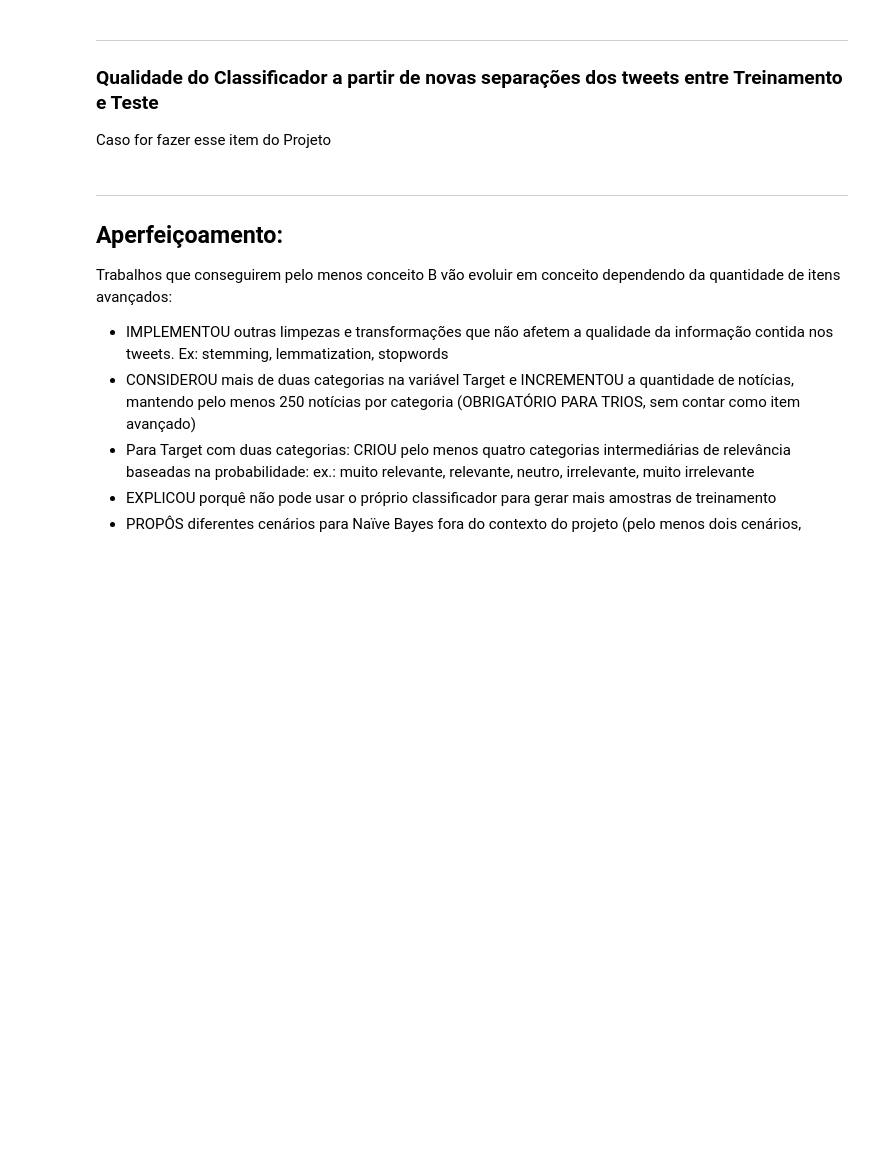
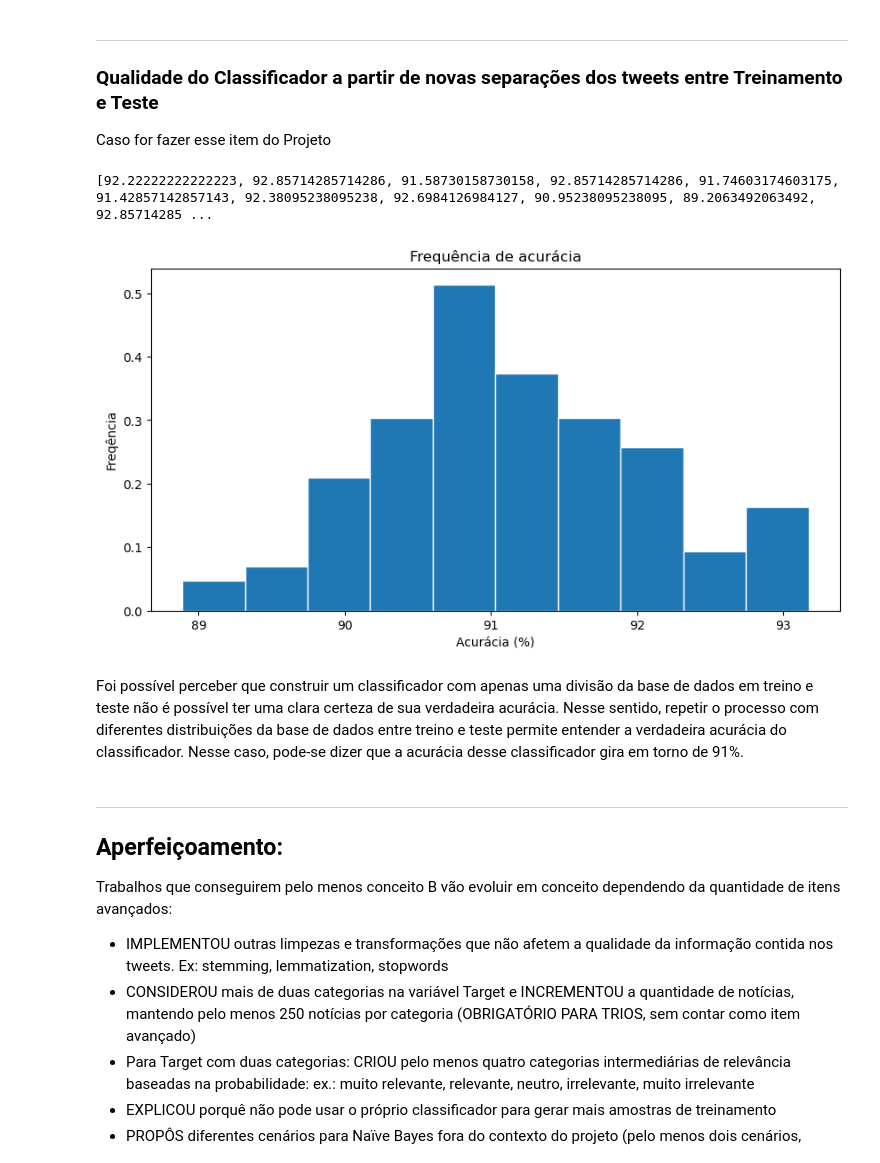
Before and after one commit to antoniocarlosgsf/classificador-de-mensagem, a Jupyter notebook: Projeto1 Template.ipynb, the cells around one changed output. Saved outputs shown, nothing was run; the diff lists cells and outputs as text; code cells hidden in the pictures; blank space fills up the shorter version.

Commit message:
Redistribuição da base de dados e montagem do histograma de acurácia

```diff
--- a/Projeto1 Template.ipynb
+++ b/Projeto1 Template.ipynb
@@ -339,3 +383,19 @@ Caso for fazer esse item do Projeto
+# %%
+print(acuracias)
+# %% [output]
+[92.22222222222223, 92.85714285714286, 91.58730158730158, 92.85714285714286, 91.74603174603175, 91.42857142857143, 92.38095238095238, 92.6984126984127, 90.95238095238095, 89.2063492063492, 92.85714285 ...
+# %%
+plt.figure(figsize=(10,5))
+
+plt.hist(acuracias, edgecolor='white', density=True)
+plt.title('Frequência de acurácia')
+plt.xlabel('Acurácia (%)')
+plt.ylabel('Freqência')
+plt.show()
+# %% [output]
+[figure, added]
+# %% [markdown]
+Foi possível perceber que construir um classificador com apenas uma divisão da base de dados em treino e teste não é possível ter uma clara certeza de sua verdadeira acurácia. Nesse sentido, repetir o processo com diferentes distribuições da base de dados entre treino e teste permite entender a verdadeira acurácia do classificador. Nesse caso, pode-se dizer que a acurácia desse classificador gira em torno de 91%.
 # %% [markdown]
 ___
 ## Aperfeiçoamento:
```
Also changed, not shown: parts of 6 cells of this notebook.
